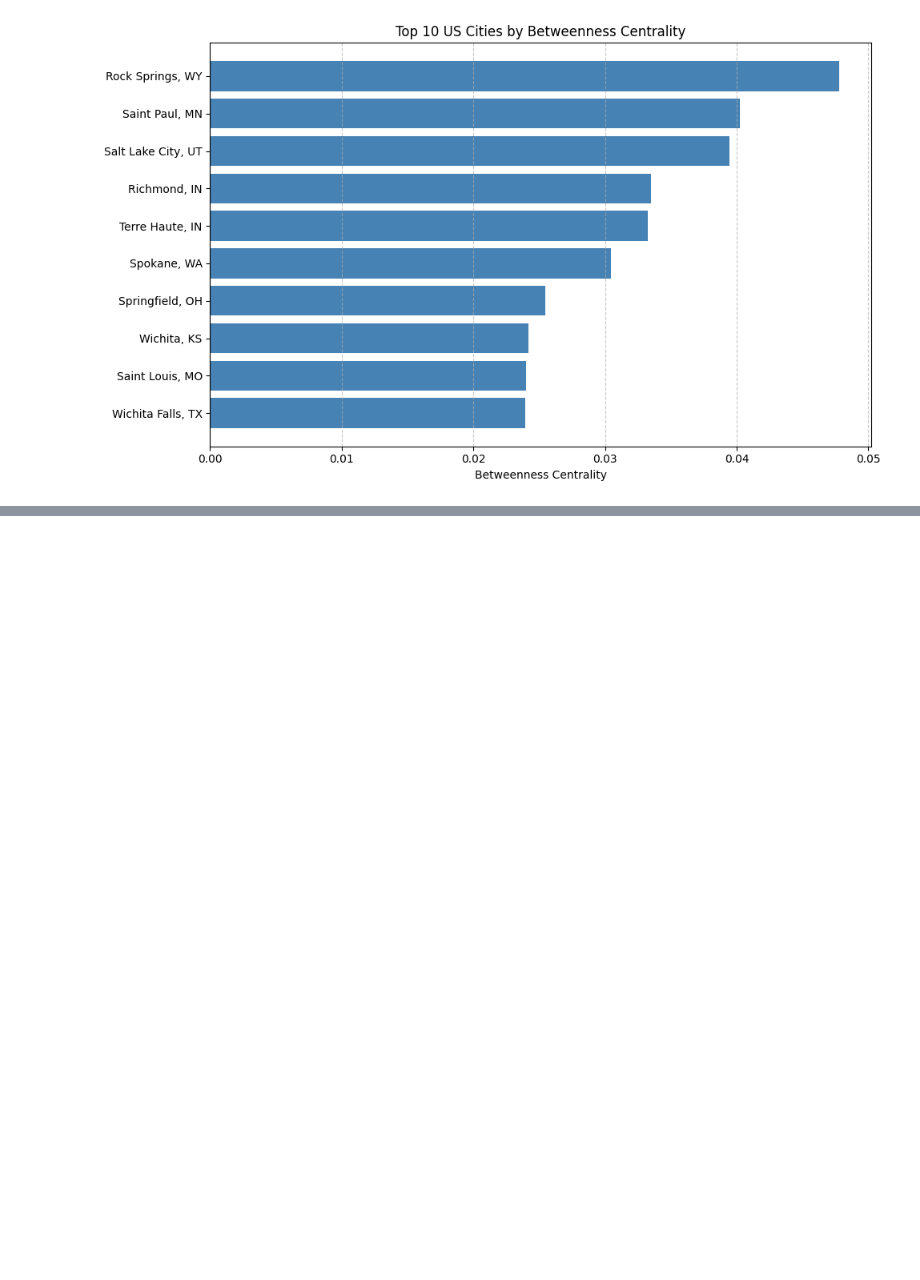
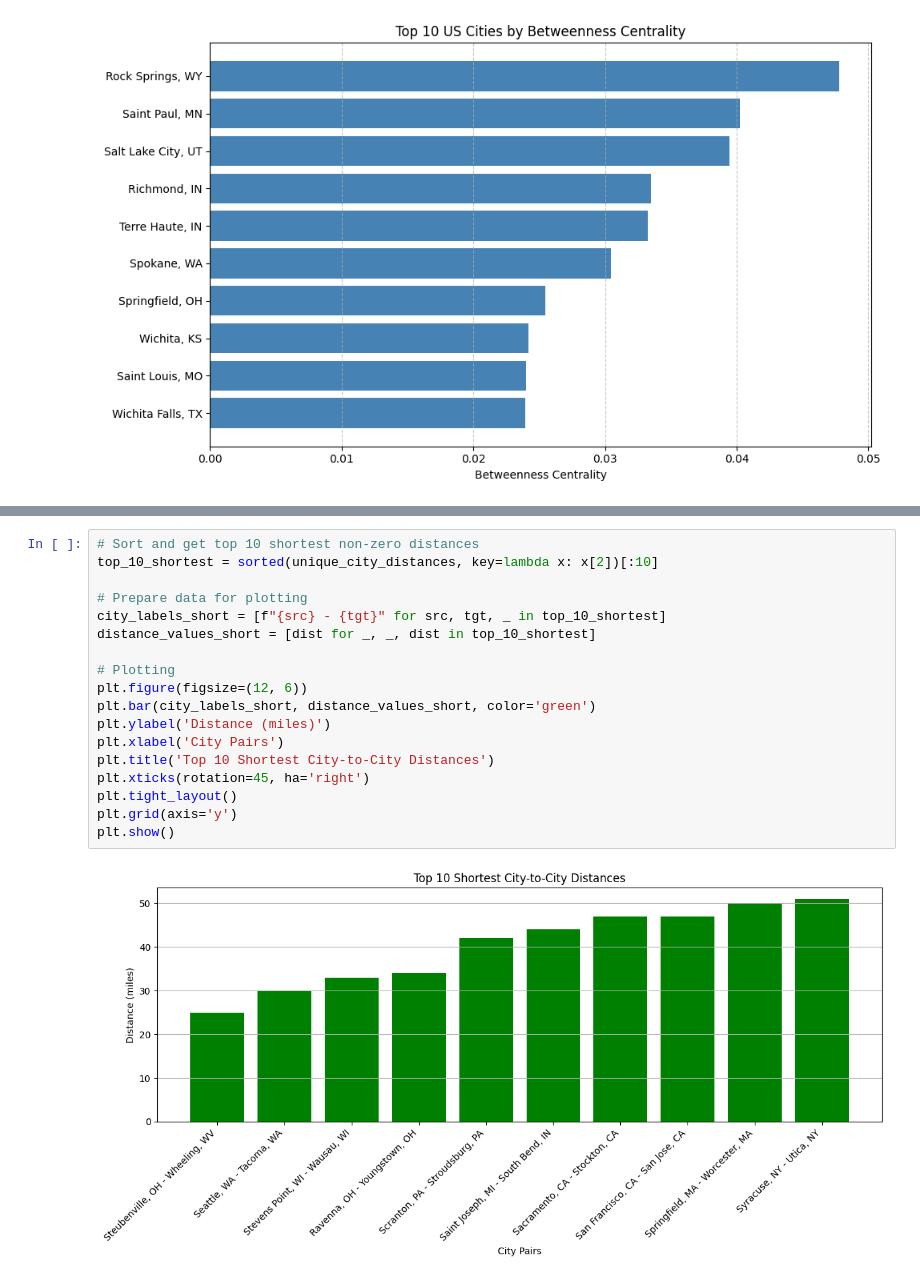
Before and after one commit to vuminhtue/MSDS7335_DeepLearning, a Jupyter notebook: HW2_Knuth_miles/code/knuth_miles_source.ipynb, the cells around one changed output, grey strips where cells are left out. Cells and saved outputs as stored; diff of their text form; blank space fills up the shorter version.

```diff
--- a/HW2_Knuth_miles/code/knuth_miles_source.ipynb
+++ b/HW2_Knuth_miles/code/knuth_miles_source.ipynb
@@ -316,0 +388,20 @@ plt.show()
+# %%
+# Sort and get top 10 shortest non-zero distances
+top_10_shortest = sorted(unique_city_distances, key=lambda x: x[2])[:10]
+
+# Prepare data for plotting
+city_labels_short = [f"{src} - {tgt}" for src, tgt, _ in top_10_shortest]
+distance_values_short = [dist for _, _, dist in top_10_shortest]
+
+# Plotting
+plt.figure(figsize=(12, 6))
+plt.bar(city_labels_short, distance_values_short, color='green')
+plt.ylabel('Distance (miles)')
+plt.xlabel('City Pairs')
+plt.title('Top 10 Shortest City-to-City Distances')
+plt.xticks(rotation=45, ha='right')
+plt.tight_layout()
+plt.grid(axis='y')
+plt.show()
+# %% [output]
+[figure, added]
```
Also changed, not shown: parts of 5 cells of this notebook, 53 other files.
